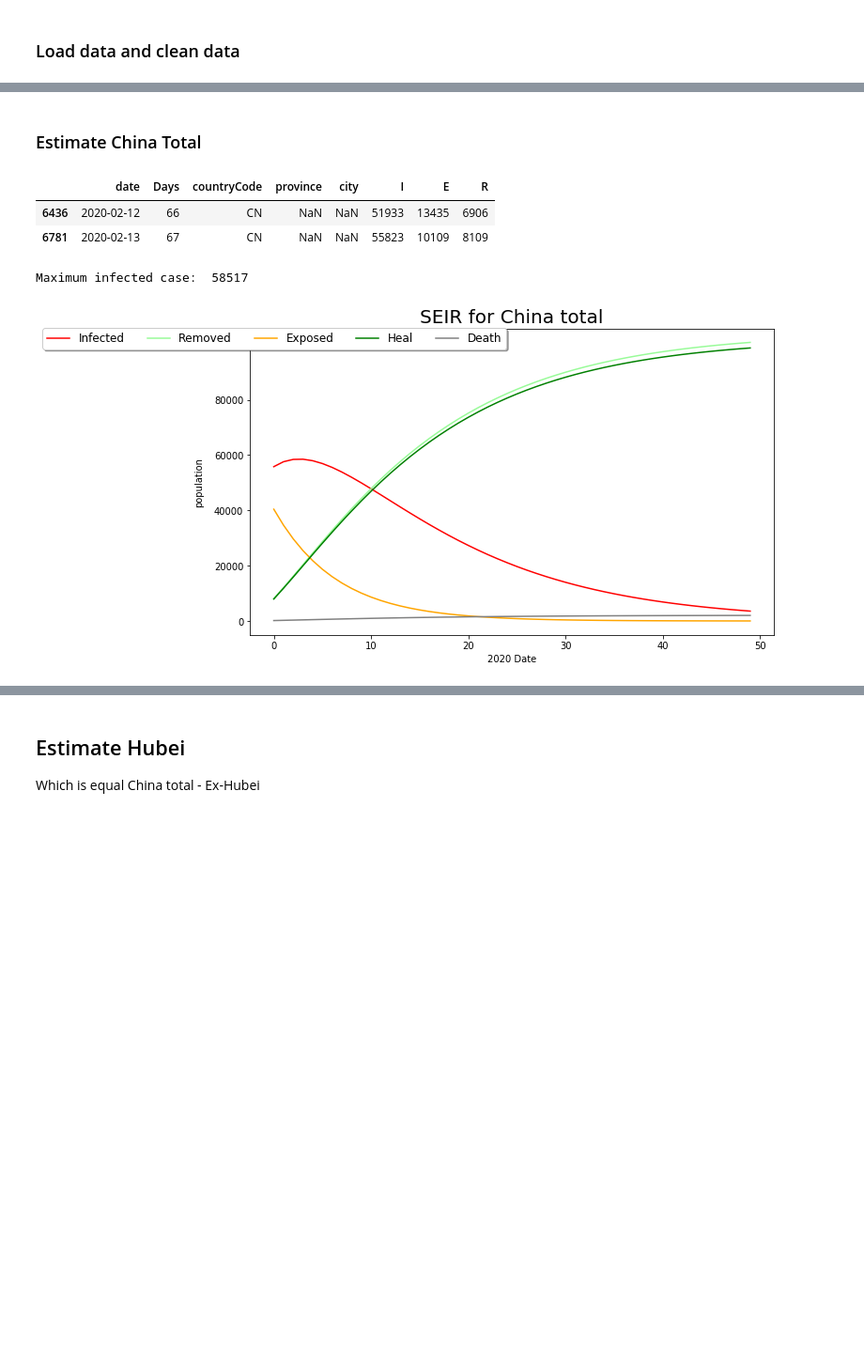
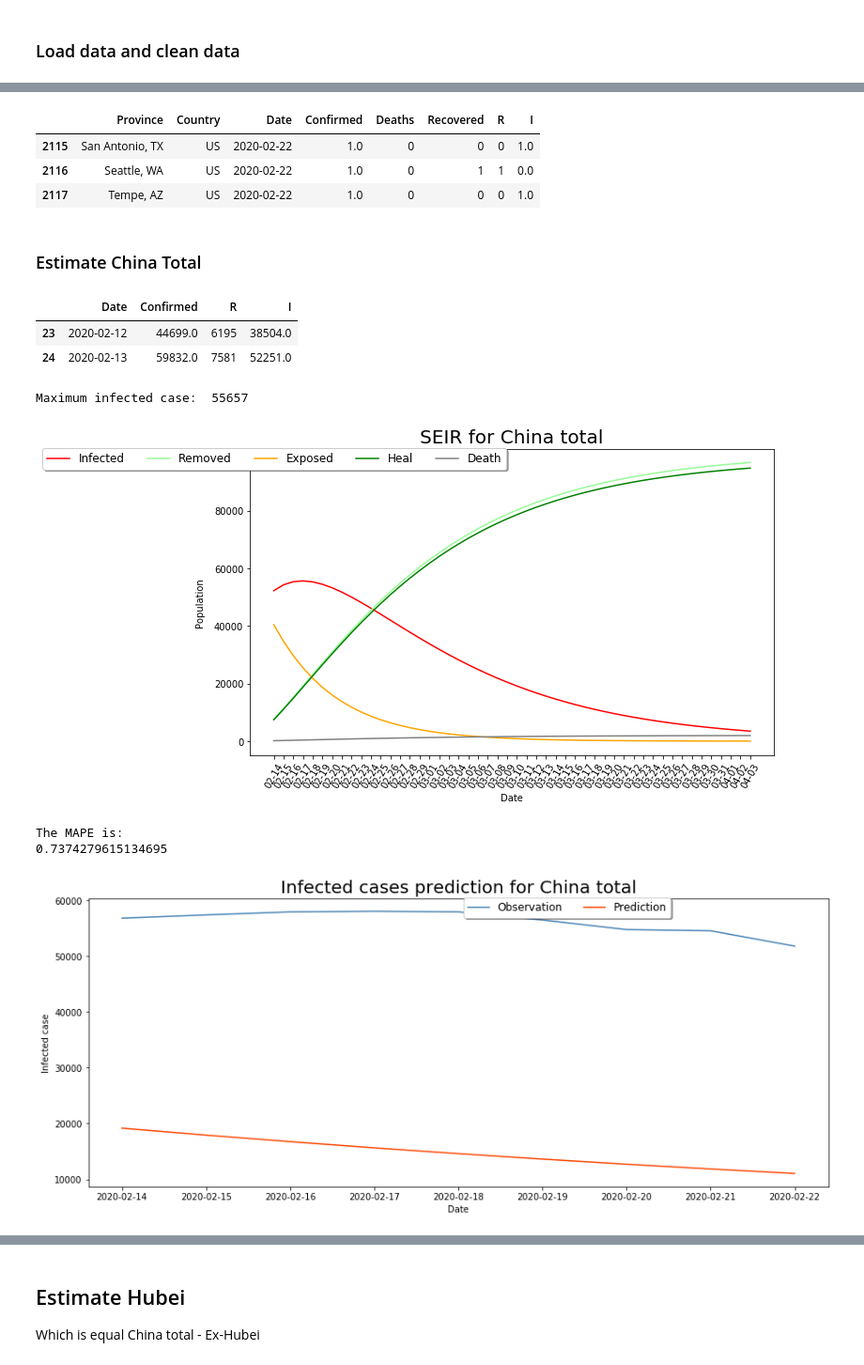
Before and after one commit to docligot/CoronaTracker-simulteModel, a Jupyter notebook: mcmc_SEIR/Forecast_by_MCMC_SEIR.ipynb, the cells around one changed output, grey strips where cells are left out. Shown at 94% size. Drawn from its saved outputs; the diff is of its cells as text; code cells hidden in the pictures; blank space fills up the shorter version.

Commit message:
mcmc_SEIR with corrected data source, rerun numbers

```diff
--- a/mcmc_SEIR/Forecast_by_MCMC_SEIR.ipynb
+++ b/mcmc_SEIR/Forecast_by_MCMC_SEIR.ipynb
@@ -50,29 +65,45 @@ df = df[df['date'] <= datetime.datetime(2020, 2, 22)]  # until 2020-02-22
 # %%
 ## Dataset preperation
-df['R'] = df['cured'] + df['dead']
-SIR_data = df[['date', 'Days', 'countryCode','province', 'city', 'net_confirmed', 'suspected', 'R',
+df['R'] = df['Recovered'] + df['Deaths']
+df['I'] = df['Confirmed'] - df['R']
+SIR_data = df
+
+## Dataset preperation
+dxy['R'] = dxy['cured'] + dxy['dead']
+SEIR_dxy = dxy[['date', 'Days', 'countryCode','province', 'city', 'net_confirmed', 'suspected', 'R',
               ]].rename(columns={"net_confirmed": "I", "suspected": "E"})
-#SIR_data.tail(3)
+
+SIR_data.tail(3)
+# %% [output]
+|  | Province | Country | Date | Confirmed | Deaths | Recovered | R | I |
+| 2115 | San Antonio, TX | US | 2020-02-22 | 1.0 | 0 | 0 | 0 | 1.0 |
+| 2116 | Seattle, WA | US | 2020-02-22 | 1.0 | 0 | 1 | 1 | 0.0 |
+| 2117 | Tempe, AZ | US | 2020-02-22 | 1.0 | 0 | 0 | 0 | 1.0 |
 # %% [markdown]
 ### Estimate China Total
 # %%
-# China total
+# China total data preparation
 
 # Use data before 2020-02-14 for train model
-China_df = SIR_data[SIR_data['date'] < datetime.datetime(2020, 2, 14)]
-China_total = get_China_total(China_df)
+China_df = SIR_data[SIR_data['Date'] < datetime.datetime(2020, 2, 14)]
+China_total = China_df[China_df['Country']=='China'].groupby('Date').agg({'Confirmed':'sum','R':'sum','I':'sum'}).reset_index()
+
+# Use data before 2020-02-14 for train model
+China_dxy = SEIR_dxy[SEIR_dxy['date'] < datetime.datetime(2020, 2, 14)]
+China_total_dxy = get_China_total(China_dxy)
+
 China_total.tail(2)
 # %% [output]
-|  | date | Days | countryCode | province | city | I | E | R |
-| 6436 | 2020-02-12 | 66 | CN | NaN | NaN | 51933 | 13435 | 6906 |
-| 6781 | 2020-02-13 | 67 | CN | NaN | NaN | 55823 | 10109 | 8109 |
+|  | Date | Confirmed | R | I |
+| 23 | 2020-02-12 | 44699.0 | 6195 | 38504.0 |
+| 24 | 2020-02-13 | 59832.0 | 7581 | 52251.0 |
 # %%
-## use the observation（2020-02-13）as the initial point in the new SEIR model
-## the test data is from 2020-02-14-2020-02-22
+## use the observation（2020-02-14）as the initial point in the new SEIR model
+## the test data is from 2020-02-14 to 2020-02-22
 population = China_population
+
 # I is the net confirmed cases (total confirmed case - heal - died)
 I0 = list(China_total['I'])[-1]
 R0 = list(China_total['R'])[-1]
-# suppose the total number of individuals within incubation period is 4 time of current suscepted cases
-E0 = list(China_total['E'])[-1] *4
+E0 = China_total_dxy['E'].iloc[-1] * 4 # 4
 S0 = population - I0 - E0 - R0
@@ -82,7 +110,28 @@ population = China_population
+# %%
+est_beta = 1867.1/China_population # 1867.1 force of infection/N -> based on MCMC result
+
+incubation_duration = 7 # based on paper (which is based on SARS's incubation period)
+serial_interval = 21
+infectious_duration = serial_interval - incubation_duration
+
+rateAl = 1/incubation_duration #incubation rate
+rateIR = 1/infectious_duration # recovery rate
 # %%
 result = run_SEIR(Est_beta = est_beta, econ=50, E0=E0, R0=R0, I0 = I0, population=China_population,
              rateIR=1/14, rateAl = 1/7,
-             title = 'SEIR for China total', death_rate=0.02, show_Sus = False)
+             title = 'SEIR for China total', death_rate=0.02, show_Sus = False,\
+                  starting_point = China_total['Date'].max()+datetime.timedelta(days=1))
+result['Date'] = list((China_total['Date'].min() + datetime.timedelta(days=x)).strftime('%Y-%m-%d') for x in range(50))
+
+"""
+Calculate MAPE test score using SEIR model result
+"""
+test = SIR_data[SIR_data['Date'] >= datetime.datetime(2020, 2, 14)]
+test = test[test['Country']=='China'].groupby('Date').agg({'Confirmed':'sum','R':'sum','I':'sum'}).reset_index()
+plot_test_data_with_MAPE(test, result, 'Infected cases prediction for China total')
 # %% [output]
-Maximum infected case:  58517
+Maximum infected case:  55657
-[figure, old version]
+[figure, new version]
+The MAPE is:
+0.7374279615134695
+[figure, added]
```
Also changed, not shown: parts of 10 cells of this notebook, 3 other files.
